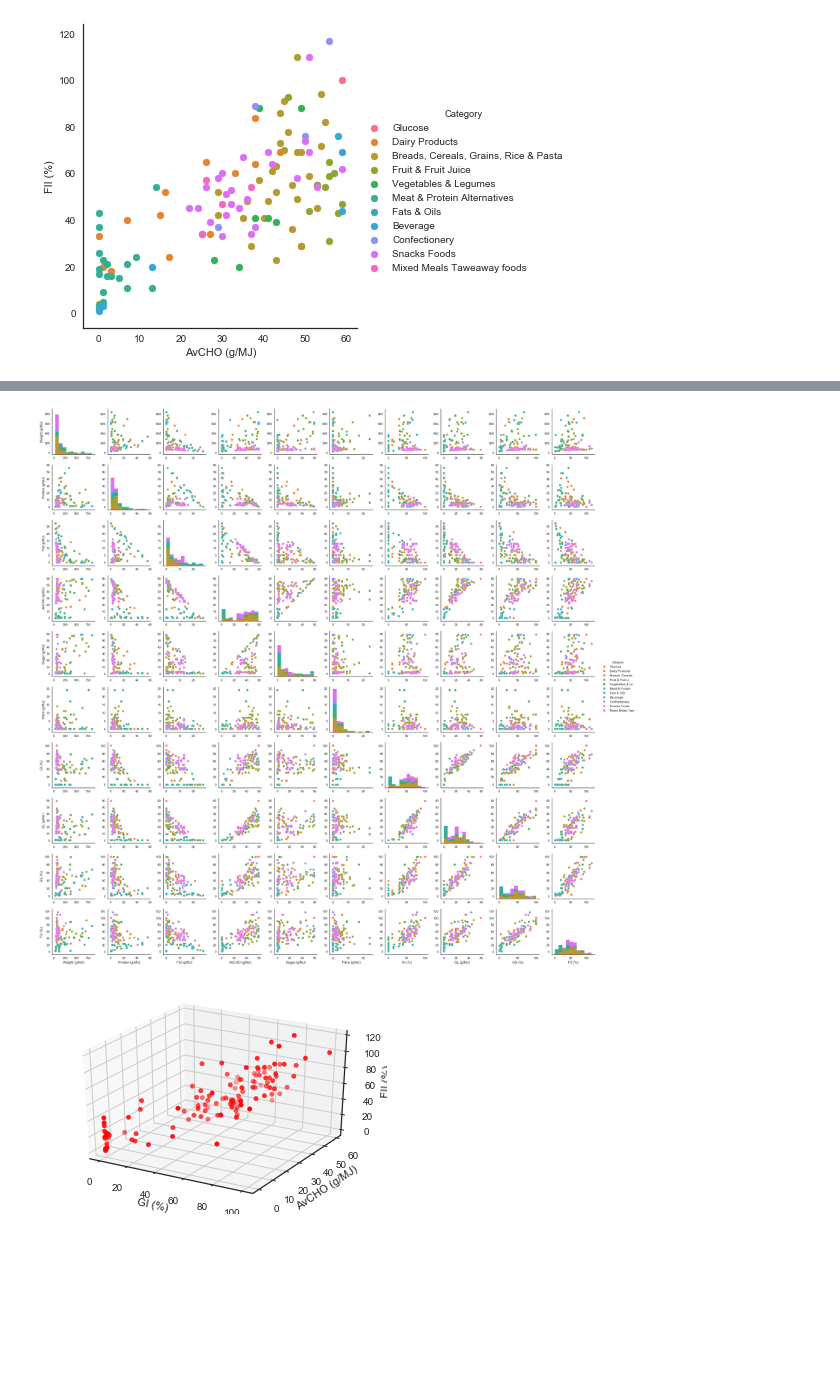
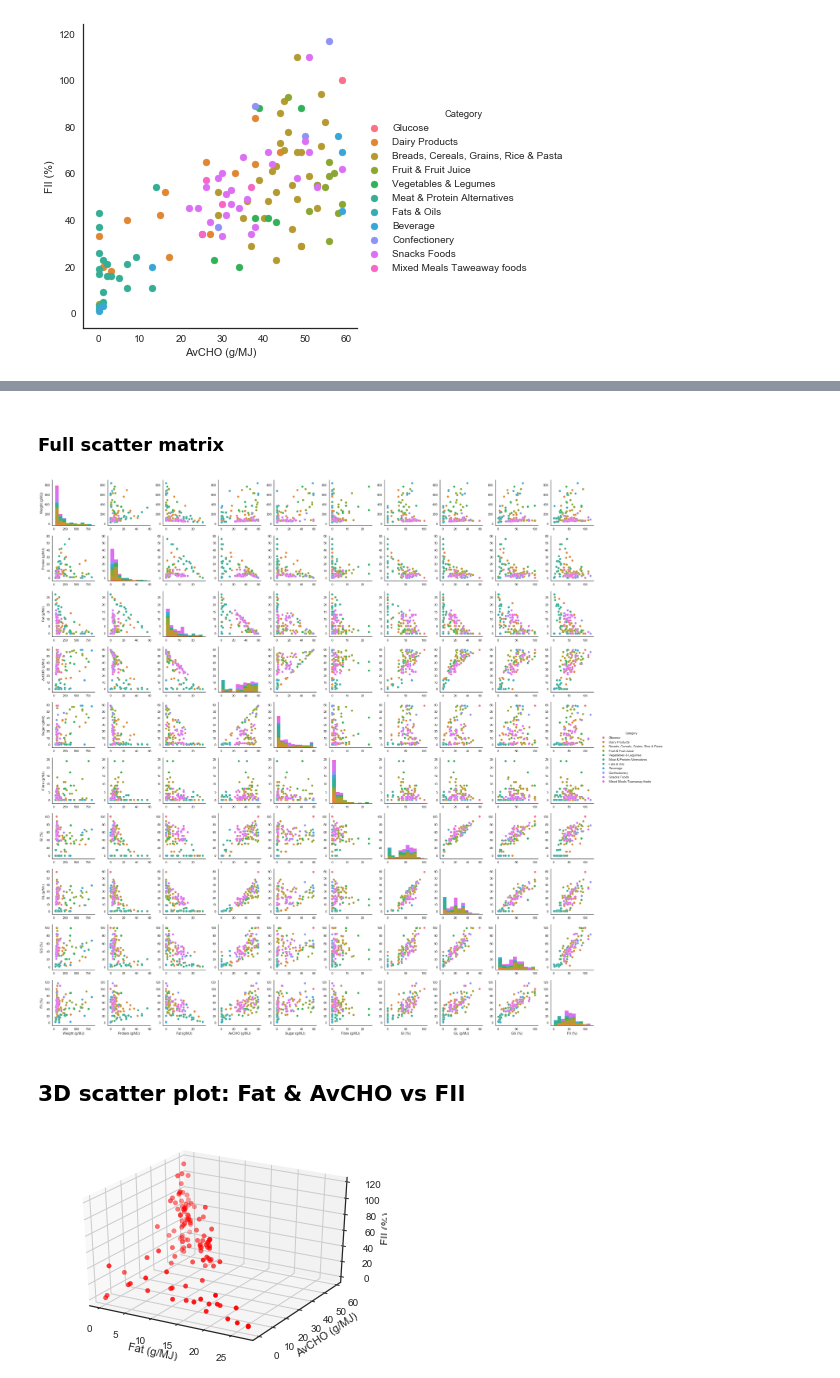
Before and after one commit to xavierbourretsicotte/Nutrition, a Jupyter notebook: Insulin Index Analysis.ipynb, the cells around one changed output, grey strips where cells are left out. Drawn from its saved outputs; the diff is of its cells as text; code cells hidden in the pictures; blank space fills up the shorter version.

```diff
--- a/Insulin Index Analysis.ipynb
+++ b/Insulin Index Analysis.ipynb
@@ -178,33 +223,39 @@ plt.show()
+# %% [markdown]
+### Full scatter matrix
 # %%
+d1 = df.copy()
+d1.drop(["Test Date","Food"], axis=1, inplace=True)
 pair_plot = sns.pairplot(d1, hue = "Category")
 plt.show()
-#Code to save the pair plot
+#Code to save the
 #fig = pair_plot.fig
 #fig.savefig("test.png")
 # %% [output]
-[figure, old version]
+[figure, new version]
+# %% [markdown]
+## 3D scatter plot: Fat & AvCHO vs FII
 # %%
 
 from mpl_toolkits.mplot3d import Axes3D
 import matplotlib.pyplot as plt
 
 fig=plt.figure()
 ax=fig.add_subplot(111, projection='3d')
 
-x=d1["GI (%)"]
+x=d1["Fat (g/MJ)"]
 y=d1["AvCHO (g/MJ)"]
 z=d1["FII (%)"]
 
 #color=("Iris-setosa", "Iris-virginica", "Iris-versicolor")
 #color=['Iris-setosa', 'Iris-virginica', 'Iris-versicolor']
 ax.scatter(x,y,z,c='r',marker='o');
 
-ax.set_xlabel("GI (%)")
+ax.set_xlabel("Fat (g/MJ)")
 ax.set_ylabel("AvCHO (g/MJ)")
 ax.set_zlabel("FII (%)")
 
 plt.show()
 #Code to save the pair plot
 fig.savefig("3D.png")
 # %% [output]
-[figure, old version]
+[figure, new version]
```
Also changed, not shown: parts of 15 cells of this notebook.
